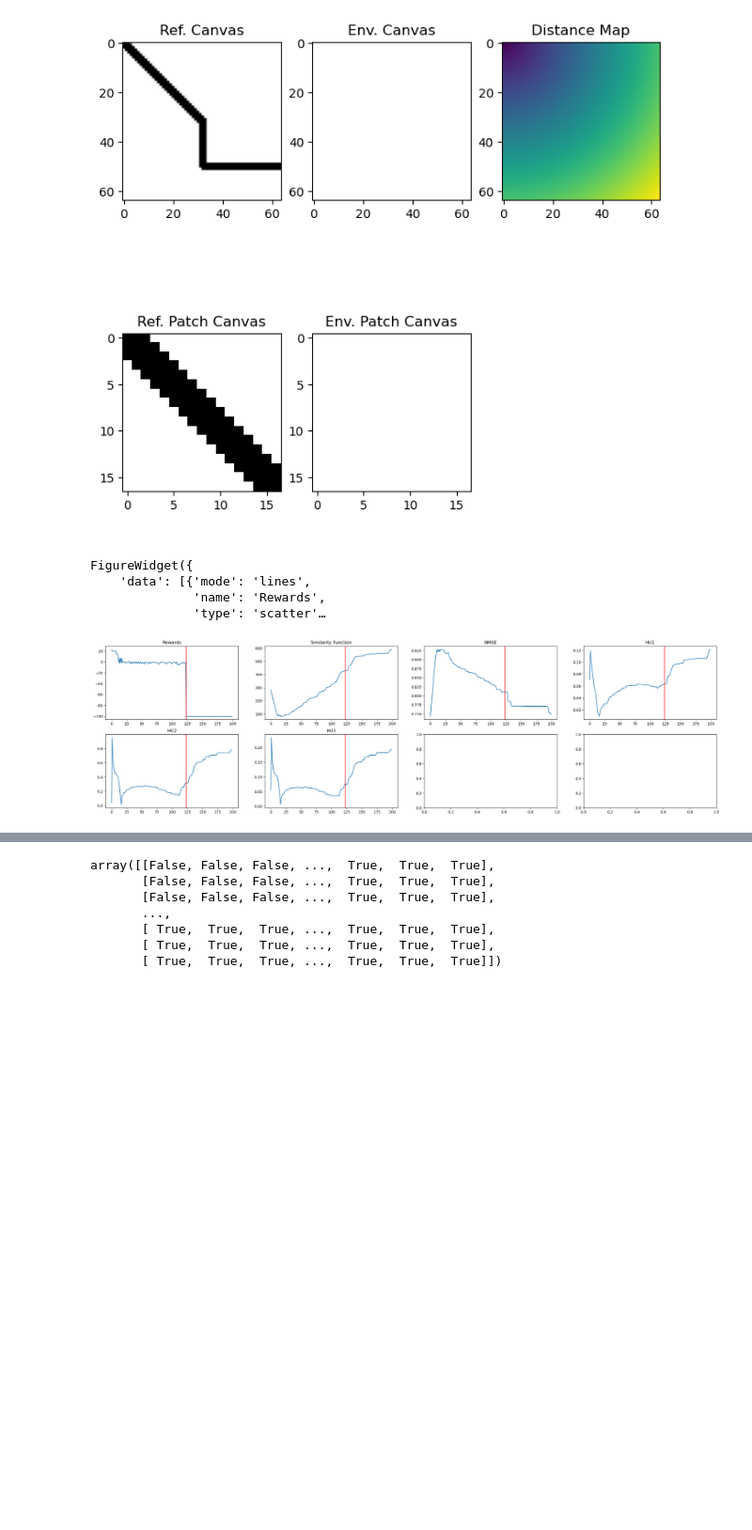
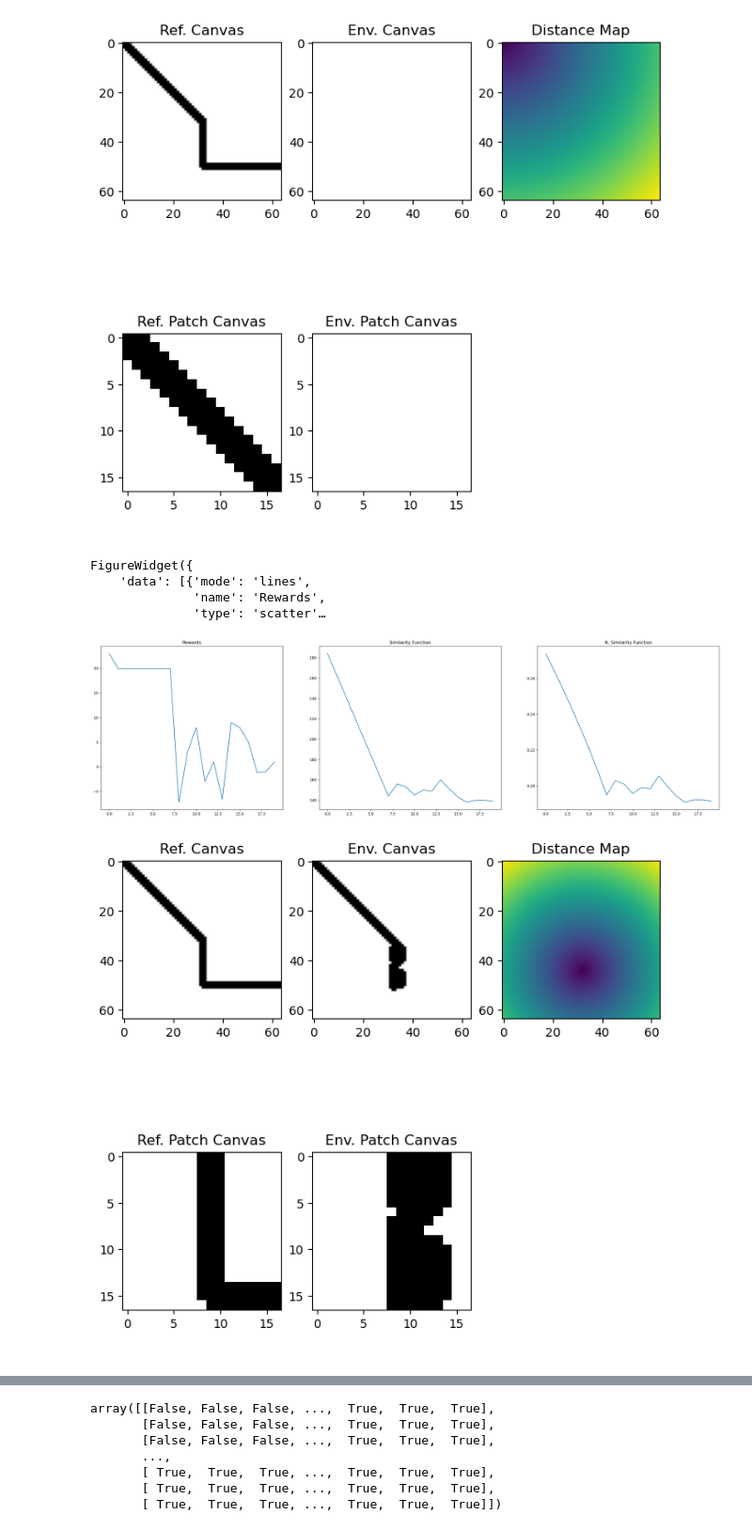
Before and after one commit to AlexStirban/RLPaint, a Jupyter notebook: Playground/RLPaint/a2c.ipynb, the cells around one changed output, grey strips where cells are left out. Shown: that part at 94% size. Saved outputs shown, nothing was run; the diff lists cells and outputs as text; code cells hidden in the pictures; blank space fills up the shorter version.

```diff
--- a/Playground/RLPaint/a2c.ipynb
+++ b/Playground/RLPaint/a2c.ipynb
@@ -322,10 +392,9 @@ agent = A2C(env, model, optimizer, max_steps=MAX_STEPS, gamma=GAMMA, entropy_wei
 # %%
-# Prepare figures
-fig = make_live_plot("Rewards")
+torch.cuda.empty_cache()
 #fig.show()
 
 # Get display handle
-display.display(fig, display_id=True)
+#display.display(fig, display_id=True)
 
 # Start training
 reward_log = []
@@ -360,16 +429,22 @@ try:
             entropy_loss=entropy_loss.item()
         )
 
-        # Update plot
-        update_live_plot(fig, reward_log)
-
 except KeyboardInterrupt:
     print("Training stopped...")
-# %% [output]
-FigureWidget({
-    'data': [{'mode': 'lines',
-              'name': 'Rewards',
-              'type': 'scatter'…
+# %%
+# Prepare figures
+fig = make_live_plot("Rewards")
+
+
+# Update plot
+update_live_plot(fig, reward_log)
+
+fig
+# %% [output]
+FigureWidget({
+    'data': [{'mode': 'lines',
+              'name': 'Rewards',
+              'type': 'scatter'…
 # %%
 from matplotlib import pyplot as plt
 from skimage.metrics import structural_similarity as ssim
@@ -399,41 +474,30 @@ class Player:
         return (
             step_output[1],
             step_output[3]["sim"],
-            ssim(ref, cnv, data_range=1),
-            cv2.matchShapes(ref, cnv, cv2.CONTOURS_MATCH_I1, 0),
-            cv2.matchShapes(ref, cnv, cv2.CONTOURS_MATCH_I2, 0),
-            cv2.matchShapes(ref, cnv, cv2.CONTOURS_MATCH_I3, 0),
+            nrmse(ref, cnv),
             step_output[2]
         )
 
     def run(self, steps, render=False):
-        r, sim, ssim, hu1, hu2, hu3, done = map(np.array, zip(*[self.step() for _ in range(steps)]))
+        r, sim, ermse, done = map(np.array, zip(*[self.step() for _ in range(steps)]))
 
         if render:
-            fig, ax = plt.subplots(2, 4, figsize=(30, 8))
+            fig, ax = plt.subplots(1, 3, figsize=(30, 8))
             step_done = np.where(done == True)[0]
 
-            ax[0][0].plot(r)
-            ax[0][1].plot(sim)
-            ax[0][2].plot(ssim)
-            ax[0][3].plot(hu1)
-            ax[1][0].plot(hu2)
-            ax[1][1].plot(hu3)
+            ax[0].plot(r)
+            ax[1].plot(sim)
+            ax[2].plot(ermse)
 
             if step_done.size > 0:
-                ax[0][0].axvline(step_done[0], color="r")
-                ax[0][1].axvline(step_done[0], color="r")
-                ax[0][2].axvline(step_done[0], color="r")
-                ax[0][3].axvline(step_done[0], color="r")
-                ax[1][0].axvline(step_done[0], color="r")
-                ax[1][1].axvline(step_done[0], color="r")
+                ax[0].axvline(step_done[0], color="r")
+                ax[1].axvline(step_done[0], color="r")
+                ax[2].axvline(step_done[0], color="r")
 
-            ax[0][0].set_title("Rewards")
-            ax[0][1].set_title("Similarity Function")
-            ax[0][2].set_title("NMSE")
-            ax[0][3].set_title("HU1")
-            ax[1][0].set_title("HU2")
-            ax[1][1].set_title("HU3")
+            ax[0].set_title("Rewards")
+            ax[1].set_title("Similarity Function")
+            ax[2].set_title("N. Similarity Function")
+
             plt.show()
 
         if render:
@@ -447,7 +511,9 @@ class Player:
 # %%
 player = Player(model, env)
 
 player.reset()
-player.run(200, True)
+player.run(20, True)
+player.render()
 # %% [output]
-[figure, old version]
+[figure, new version]
+[figure, added]
```
Also changed, not shown: parts of 5 cells of this notebook, 4 other files.
